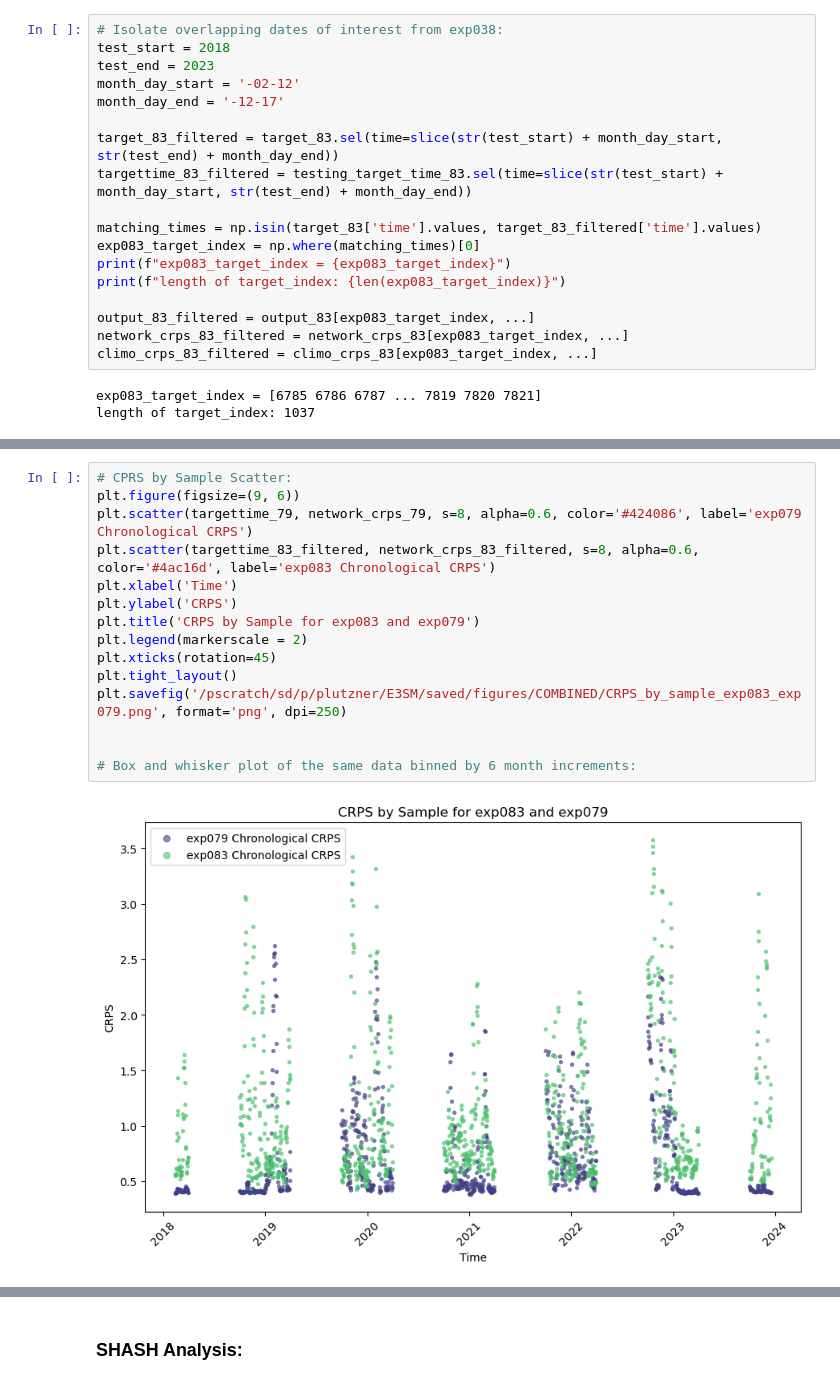
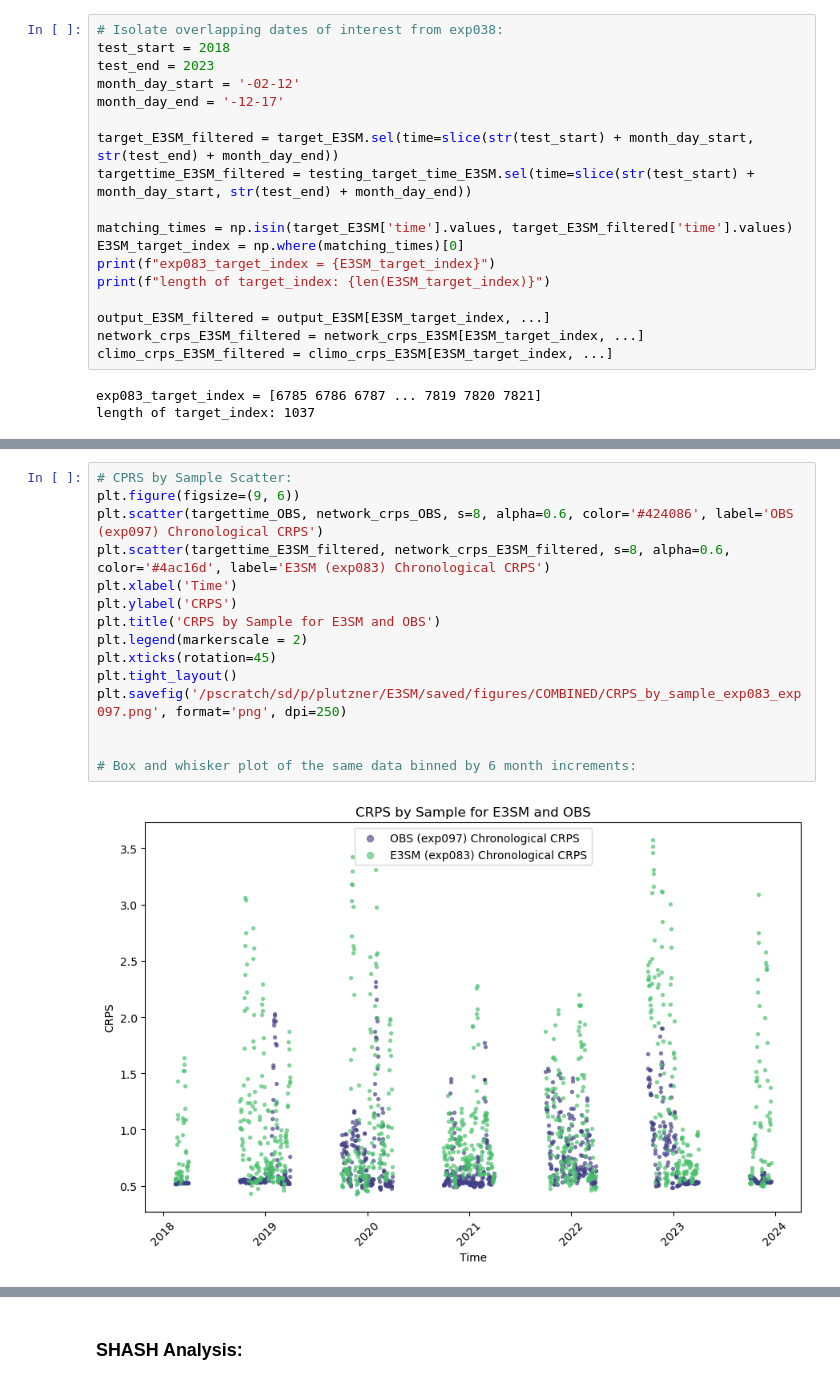
Before and after one commit to Jolan-vP/E3SM, a Jupyter notebook: ANALYSIS_COMBINED_PLOTS.ipynb, the cells around one changed output, grey strips where cells are left out. Cells and saved outputs as stored; diff of their text form.

```diff
--- a/ANALYSIS_COMBINED_PLOTS.ipynb
+++ b/ANALYSIS_COMBINED_PLOTS.ipynb
@@ -222,17 +222,17 @@ test_end = 2023
 month_day_start = '-02-12'
 month_day_end = '-12-17'
 
-target_83_filtered = target_83.sel(time=slice(str(test_start) + month_day_start, str(test_end) + month_day_end))
-targettime_83_filtered = testing_target_time_83.sel(time=slice(str(test_start) + month_day_start, str(test_end) + month_day_end))
+target_E3SM_filtered = target_E3SM.sel(time=slice(str(test_start) + month_day_start, str(test_end) + month_day_end))
+targettime_E3SM_filtered = testing_target_time_E3SM.sel(time=slice(str(test_start) + month_day_start, str(test_end) + month_day_end))
 
-matching_times = np.isin(target_83['time'].values, target_83_filtered['time'].values)
-exp083_target_index = np.where(matching_times)[0]
-print(f"exp083_target_index = {exp083_target_index}")
-print(f"length of target_index: {len(exp083_target_index)}")
+matching_times = np.isin(target_E3SM['time'].values, target_E3SM_filtered['time'].values)
+E3SM_target_index = np.where(matching_times)[0]
+print(f"exp083_target_index = {E3SM_target_index}")
+print(f"length of target_index: {len(E3SM_target_index)}")
 
-output_83_filtered = output_83[exp083_target_index, ...]
-network_crps_83_filtered = network_crps_83[exp083_target_index, ...]
-climo_crps_83_filtered = climo_crps_83[exp083_target_index, ...]
+output_E3SM_filtered = output_E3SM[E3SM_target_index, ...]
+network_crps_E3SM_filtered = network_crps_E3SM[E3SM_target_index, ...]
+climo_crps_E3SM_filtered = climo_crps_E3SM[E3SM_target_index, ...]
 # %% [output]
 exp083_target_index = [6785 6786 6787 ... 7819 7820 7821]
 length of target_index: 1037
@@ -249,20 +264,20 @@ Proportion of exp083 predictions with lower CRPS than exp079 predictions: 21.79%
 # %%
 # CPRS by Sample Scatter:
 plt.figure(figsize=(9, 6))
-plt.scatter(targettime_79, network_crps_79, s=8, alpha=0.6, color='#424086', label='exp079 Chronological CRPS')
-plt.scatter(targettime_83_filtered, network_crps_83_filtered, s=8, alpha=0.6, color='#4ac16d', label='exp083 Chronological CRPS')
+plt.scatter(targettime_OBS, network_crps_OBS, s=8, alpha=0.6, color='#424086', label='OBS (exp097) Chronological CRPS')
+plt.scatter(targettime_E3SM_filtered, network_crps_E3SM_filtered, s=8, alpha=0.6, color='#4ac16d', label='E3SM (exp083) Chronological CRPS')
 plt.xlabel('Time')
 plt.ylabel('CRPS')
-plt.title('CRPS by Sample for exp083 and exp079')
+plt.title('CRPS by Sample for E3SM and OBS')
 plt.legend(markerscale = 2)
 plt.xticks(rotation=45)
 plt.tight_layout()
-plt.savefig('/pscratch/sd/p/plutzner/E3SM/saved/figures/COMBINED/CRPS_by_sample_exp083_exp079.png', format='png', dpi=250)
+plt.savefig('/pscratch/sd/p/plutzner/E3SM/saved/figures/COMBINED/CRPS_by_sample_exp083_exp097.png', format='png', dpi=250)
 
 
 # Box and whisker plot of the same data binned by 6 month increments:
 # %% [output]
-[figure, old version]
+[figure, new version]
 # %%
 # Define bin edges based on visual cluster breaks
 bin_edges = pd.to_datetime([
```
Also changed, not shown: parts of 11 cells of this notebook, 14 other files.
